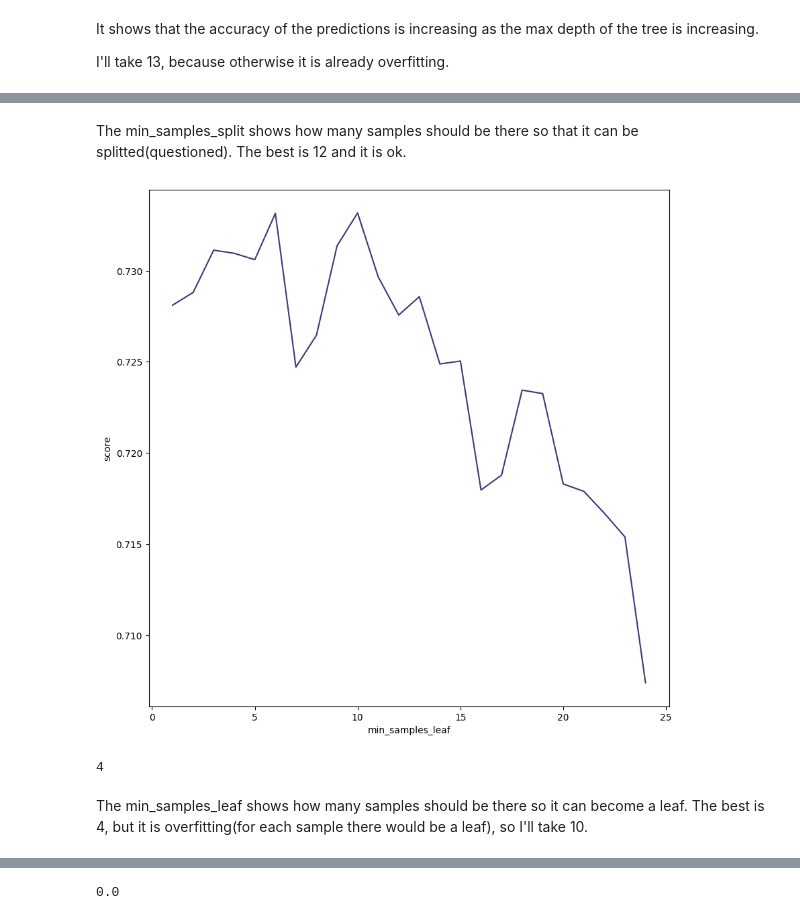
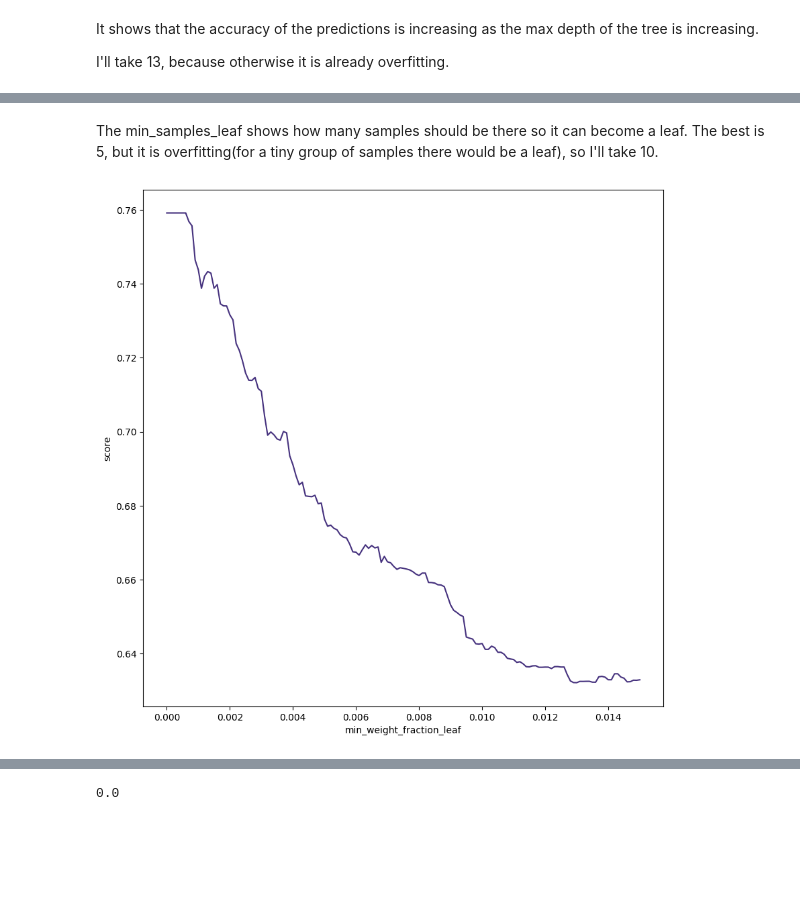
Before and after one commit to Alisizationed/sigmoid_homeworks, a Jupyter notebook: hw_7_decision_trees/Sigmoid_HW_7.ipynb, the cells around one changed output, grey strips where cells are left out. Saved outputs shown, nothing was run; the diff lists cells and outputs as text; code cells hidden in the pictures; blank space fills up the shorter version.

```diff
--- a/hw_7_decision_trees/Sigmoid_HW_7.ipynb
+++ b/hw_7_decision_trees/Sigmoid_HW_7.ipynb
@@ -161,8 +209,8 @@ n_classes = df['type'].nunique()
 plot_colors = "myg"
 plot_step = 0.02
 
-X = df[['AveragePrice', 'Total Volume']]
-y = df['type']
+X = df_corr[['AveragePrice', 'Total Volume']]
+y = df_corr['type']
 
 # Train
 clf = DecisionTreeClassifier().fit(X, y)
@@ -210,4 +271,11 @@ X = df.drop(['AveragePrice', 'Date'], axis=1)
 y = df['AveragePrice']
 
 X_train, X_test, y_train, y_test = train_test_split(X, y, test_size=0.2, random_state=42)
+# %%
+encoder = TargetEncoder(cols=['region'])
+
+encoder.fit(X=X_train, y=y_train)
+
+X_train = encoder.transform(X=X_train, y=y_train)
+X_test = encoder.transform(X=X_test, y=y_test)
 # %% [markdown]
@@ -240,7 +308,7 @@ I'll take 13, because otherwise it is already overfitting.
 # %%
 plt.figure(figsize=(10,10))
 
-x_vals = range(3, 25)
+x_vals = range(3, 50)
 y_vals = []
 
 for i in x_vals:
@@ -260,0 +335,20 @@ plt.show()
+# %%
+plt.figure(figsize=(10,10))
+
+x_vals = range(1, 25)
+y_vals = []
+
+for i in x_vals:
+  rgr = DecisionTreeRegressor(
+      max_depth=13,
+      min_samples_split=19,
+      min_samples_leaf=i,
+      random_state=42
+      )
+  rgr.fit(X_train, y_train)
+  y_vals.append(rgr.score(X_test, y_test))
+
+plt.plot(x_vals, y_vals)
+plt.xlabel('min_samples_leaf')
+plt.ylabel('score')
+plt.show()
@@ -265,30 +361,25 @@ x_vals[y_vals.index(max(y_vals))]
 # %% [markdown]
-The min_samples_split shows how many samples should be there so that it can be splitted(questioned). The best is 12 and it is ok.
+The min_samples_leaf shows how many samples should be there so it can become a leaf. The best is 5, but it is overfitting(for a tiny group of samples there would be a leaf), so I'll take 10.
 # %%
 plt.figure(figsize=(10,10))
 
-x_vals = range(1, 25)
+x_vals = [i * 0.0001 for i in range(151)]
 y_vals = []
 
 for i in x_vals:
   rgr = DecisionTreeRegressor(
       max_depth=13,
-      min_samples_split=17,
-      min_samples_leaf=i,
+      min_samples_split=19,
+      min_samples_leaf=10,
+      min_weight_fraction_leaf=i,
       random_state=42
       )
   rgr.fit(X_train, y_train)
   y_vals.append(rgr.score(X_test, y_test))
 
 plt.plot(x_vals, y_vals)
-plt.xlabel('min_samples_leaf')
+plt.xlabel('min_weight_fraction_leaf')
 plt.ylabel('score')
 plt.show()
 # %% [output]
-[figure, old version]
+[figure, new version]
-# %%
-x_vals[y_vals.index(max(y_vals))]
-# %% [output]
-4
-# %% [markdown]
-The min_samples_leaf shows how many samples should be there so it can become a leaf. The best is 4, but it is overfitting(for each sample there would be a leaf), so I'll take 10.
```
Also changed, not shown: parts of 51 cells of this notebook.
